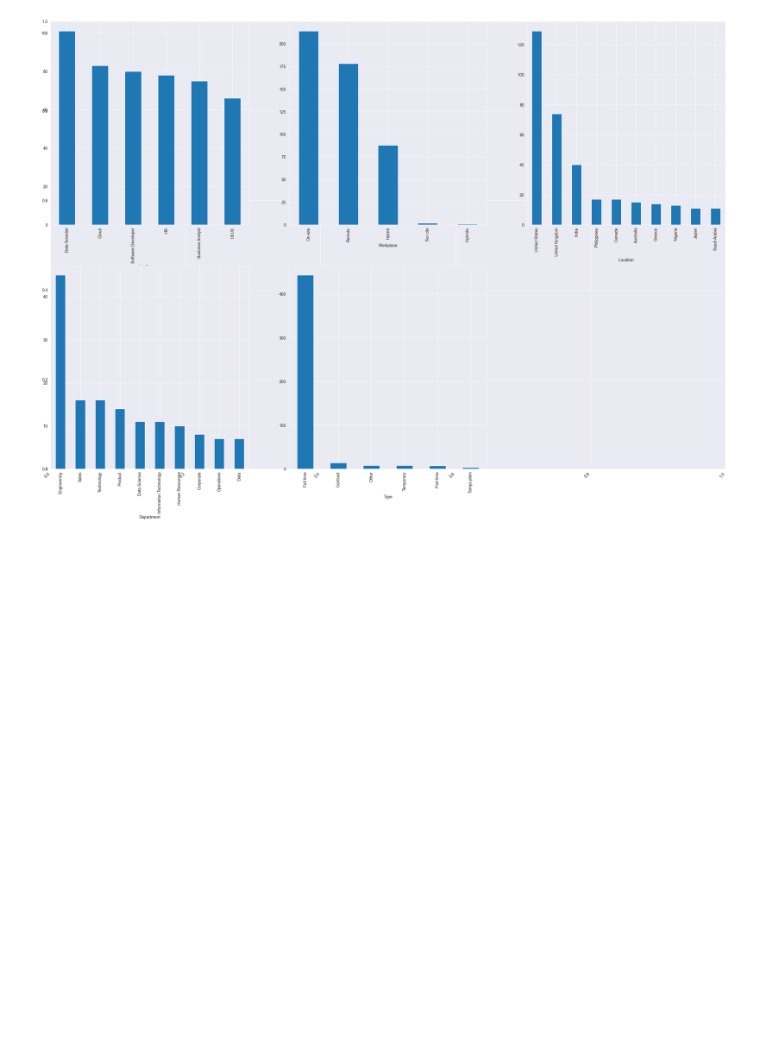
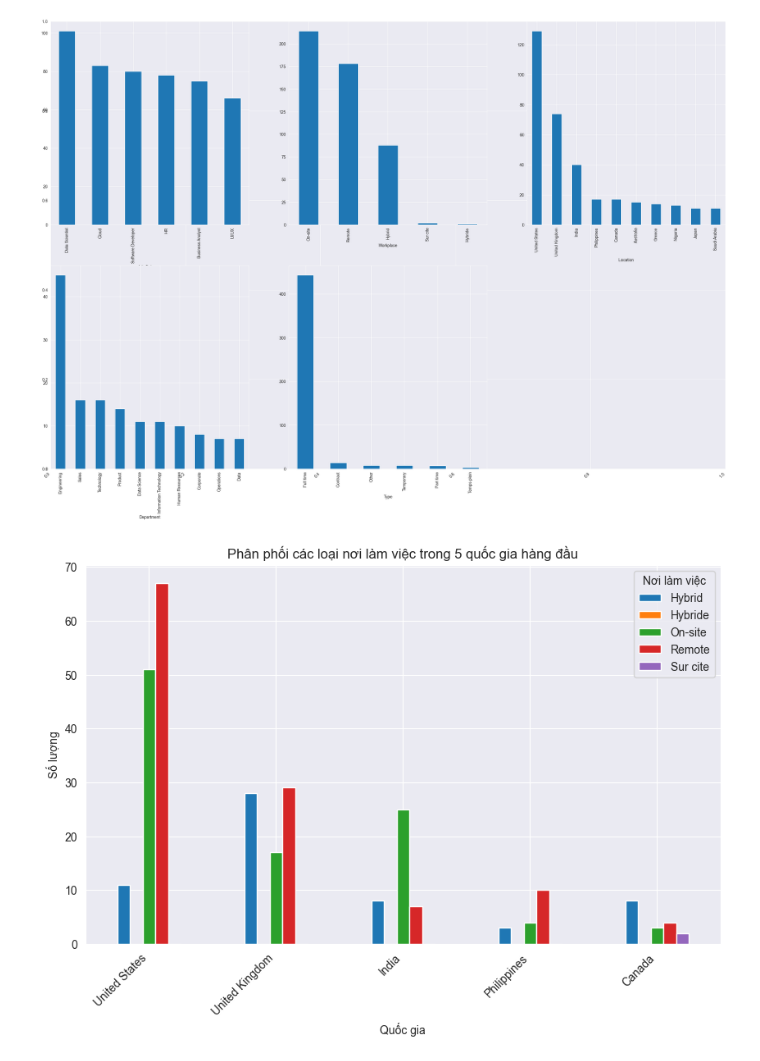
Before and after one commit to phuongnguyenpn/Data, a Jupyter notebook: JobPosting/main.ipynb, the cells around one changed output. Drawn from its saved outputs; the diff is of its cells as text; code cells hidden in the pictures; blank space fills up the shorter version.

Commit message:
workplace Type

```diff
--- a/JobPosting/main.ipynb
+++ b/JobPosting/main.ipynb
@@ -131,3 +131,25 @@ plt.xlabel('Type')
 plt.show()
 # %% [output]
 [figure]
+# %%
+# Nhóm dữ liệu theo 'Country' và 'Workplace', sau đó đếm số lượng và chuyển đổi thành DataFrame
+grouped_data = data.groupby(['Country', 'Workplace']).size().unstack()
+
+# Lấy 5 quốc gia có số lượng lớn nhất
+top_countries = data['Country'].value_counts().head(5).index
+
+# Lọc dữ liệu đã nhóm cho 5 quốc gia hàng đầu
+top_countries_data = grouped_data.loc[top_countries]
+
+# Vẽ biểu đồ cột
+ax = top_countries_data.plot(kind='bar', figsize=(10, 6))
+
+# Đặt nhãn và tiêu đề cho biểu đồ
+plt.xlabel('Quốc gia')
+plt.ylabel('Số lượng')
+plt.xticks(rotation=45, ha='right')
+plt.title('Phân phối các loại nơi làm việc trong 5 quốc gia hàng đầu')
+plt.legend(title='Nơi làm việc')
+plt.show()
+# %% [output]
+[figure, added]
```
